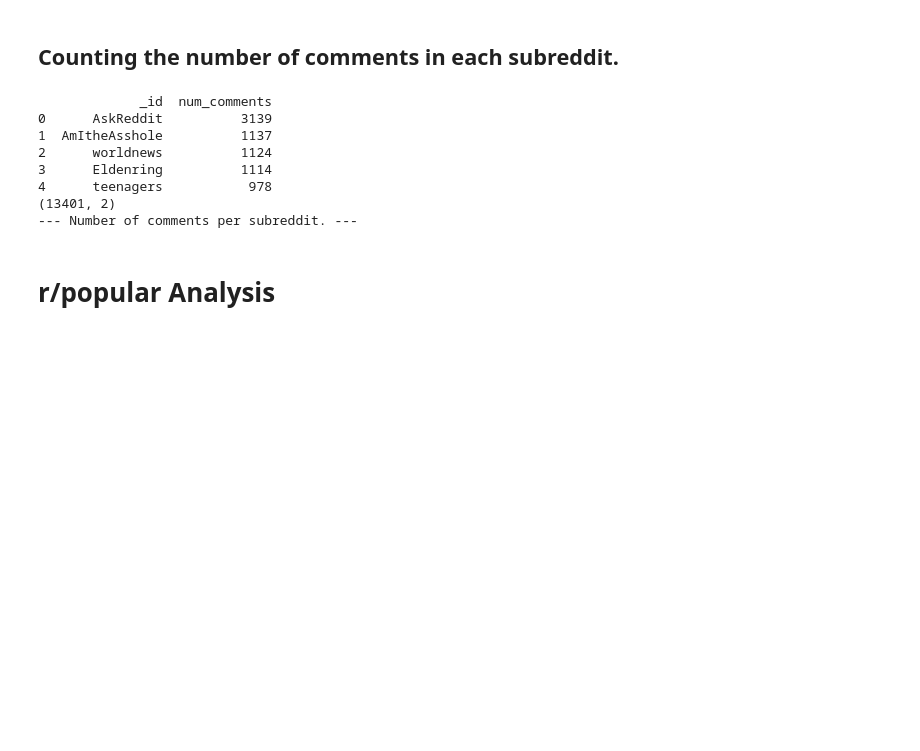
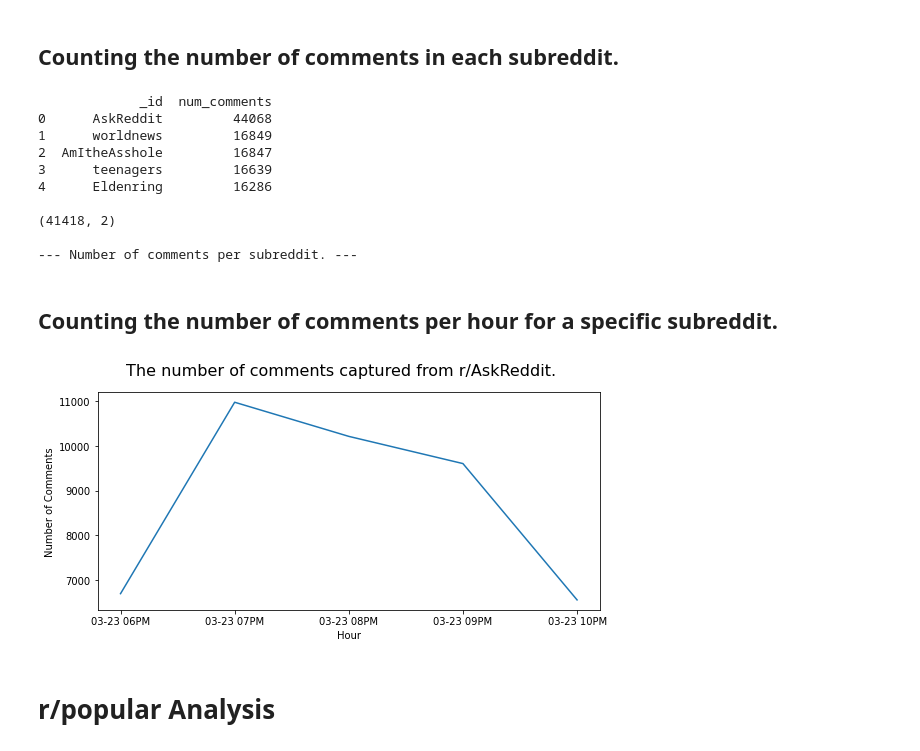
Before and after one commit to jackiec1998/resilient-communities, a Jupyter notebook: src/notebooks/analysis.ipynb, the cells around one changed output. Cells and saved outputs as stored; diff of their text form; code cells hidden in the pictures; blank space fills up the shorter version.

Commit message:
Added more descriptive analysis for the data collected.

```diff
--- a/src/notebooks/analysis.ipynb
+++ b/src/notebooks/analysis.ipynb
@@ -17,3 +17,5 @@ ac = db.all
+# %%
+all_comments = db.all
 # %% [markdown]
 ## Getting the number of comments in the collection.
 # %%
@@ -48,28 +51,63 @@ print(
 # %% [markdown]
 ## Counting the number of comments in each subreddit.
 # %%
-# asu: r/all comments per subreddit.
-asu = pd.DataFrame(ac.aggregate([
+all_comments_per_subreddit = pd.DataFrame(all_comments.aggregate([
     {'$project': {'_id': 1, 'subreddit': 1}},
     {'$group': {'_id': '$subreddit', 'num_comments': {'$sum': 1}}},
     {'$sort': {'num_comments': -1}}
 ], allowDiskUse=True))
 
 print(
-    asu.head(),
-    asu.shape,
+    all_comments_per_subreddit.head(),
+    all_comments_per_subreddit.shape,
     '--- Number of comments per subreddit. ---',
-    sep='\n'
+    sep='\n\n'
 )
 # %% [output]
              _id  num_comments
-0      AskReddit          3139
-1  AmItheAsshole          1137
-2      worldnews          1124
-3      Eldenring          1114
-4      teenagers           978
-(13401, 2)
+0      AskReddit         44068
+1      worldnews         16849
+2  AmItheAsshole         16847
+3      teenagers         16639
+4      Eldenring         16286
+
+(41418, 2)
+
 --- Number of comments per subreddit. ---
+# %% [markdown]
+## Counting the number of comments per hour for a specific subreddit.
+# %%
+subreddit = 'AskReddit'
+
+selected_comments = pd.DataFrame(all_comments.find({'subreddit': {'$eq': subreddit}}))
+
+daily = pd.to_datetime(selected_comments['created_utc'], unit='s') \
+    .dt.tz_localize('UTC') \
+    .dt.tz_convert('US/Central') \
+    .round('H') \
+    .value_counts()
+
+daily = daily.sort_index()
+
+start = daily.index[0]
+end = daily.index[-1]
+
+daily = pd.DataFrame(daily) \
+    .reindex(pd.date_range(start, end, freq='H'), fill_value=0)
+
+# Graph code.
+plt.figure(figsize=(9, 4))
+plt.suptitle(f'The number of comments captured from r/{subreddit}.', fontsize=16)
+plt.xlabel('Hour', fontsize=10)
+plt.ylabel('Number of Comments', fontsize=10)
+plt.plot(daily)
+ax = plt.gca()
+matplotlib.rcParams['timezone'] = 'US/Central'
+ax.xaxis.set_major_locator(mdates.HourLocator(interval=1))
+ax.xaxis.set_major_formatter(mdates.DateFormatter('%m-%d %I%p'))
+plt.show()
+# %% [output]
+[figure, added]
 # %% [markdown]
 # r/popular Analysis
 # %% [markdown]
```
Also changed, not shown: parts of 16 cells of this notebook.
